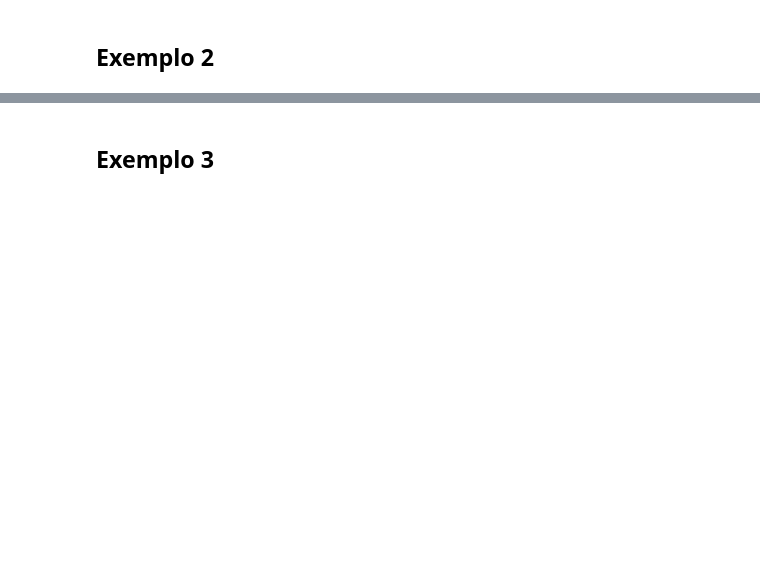
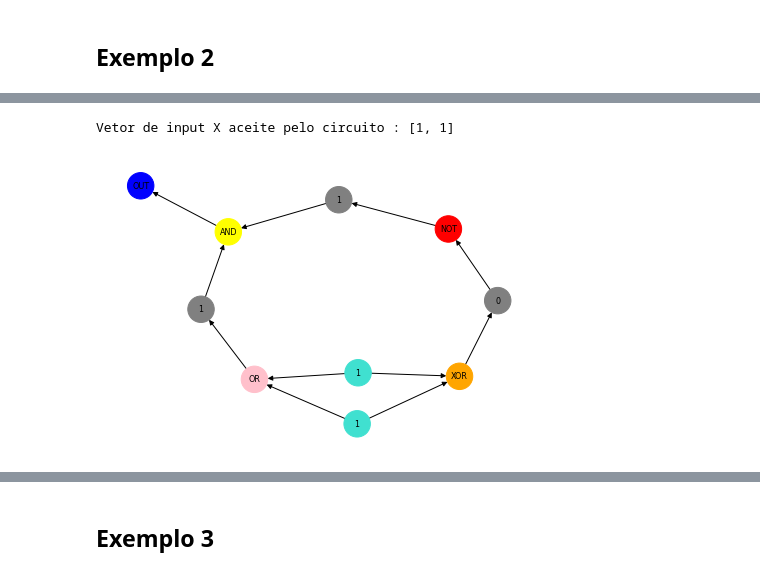
Before and after one commit to zoisper/LC-Projeto, a Jupyter notebook: 2/Circuito.ipynb, the cells around one changed output, grey strips where cells are left out. Cells and saved outputs as stored; diff of their text form; code cells hidden in the pictures; blank space fills up the shorter version.

```diff
--- a/2/Circuito.ipynb
+++ b/2/Circuito.ipynb
@@ -347,0 +362,8 @@ Vetor de input X' aceite pelo circuito mais próximo de X : [0, 1]
+# %%
+S = calculate_input(C)
+if S:
+    draw_circuit(C)
+print("Vetor de input X aceite pelo circuito :",S)
+# %% [output]
+Vetor de input X aceite pelo circuito : [1, 1]
+[figure, added]
```
Also changed, not shown: parts of 14 cells of this notebook.
